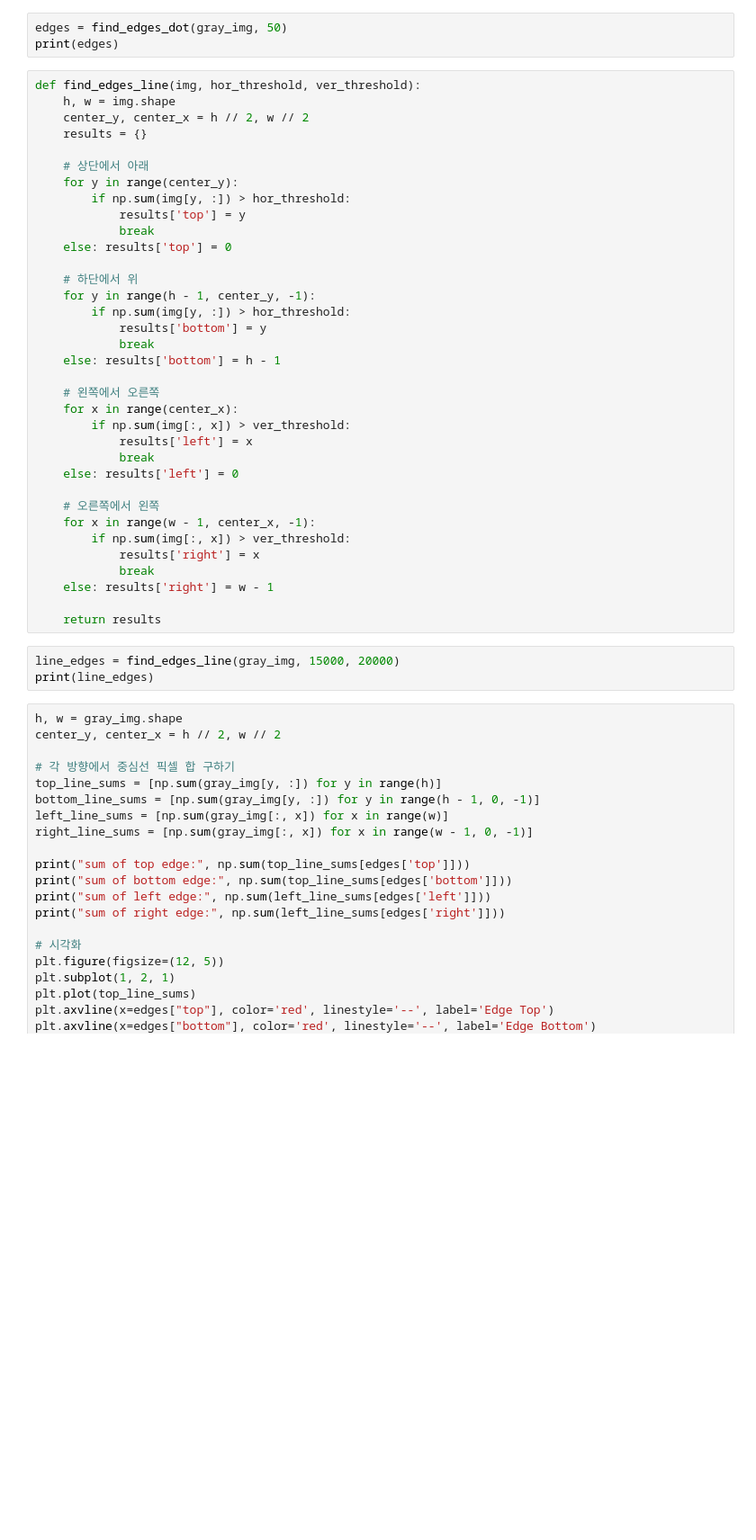
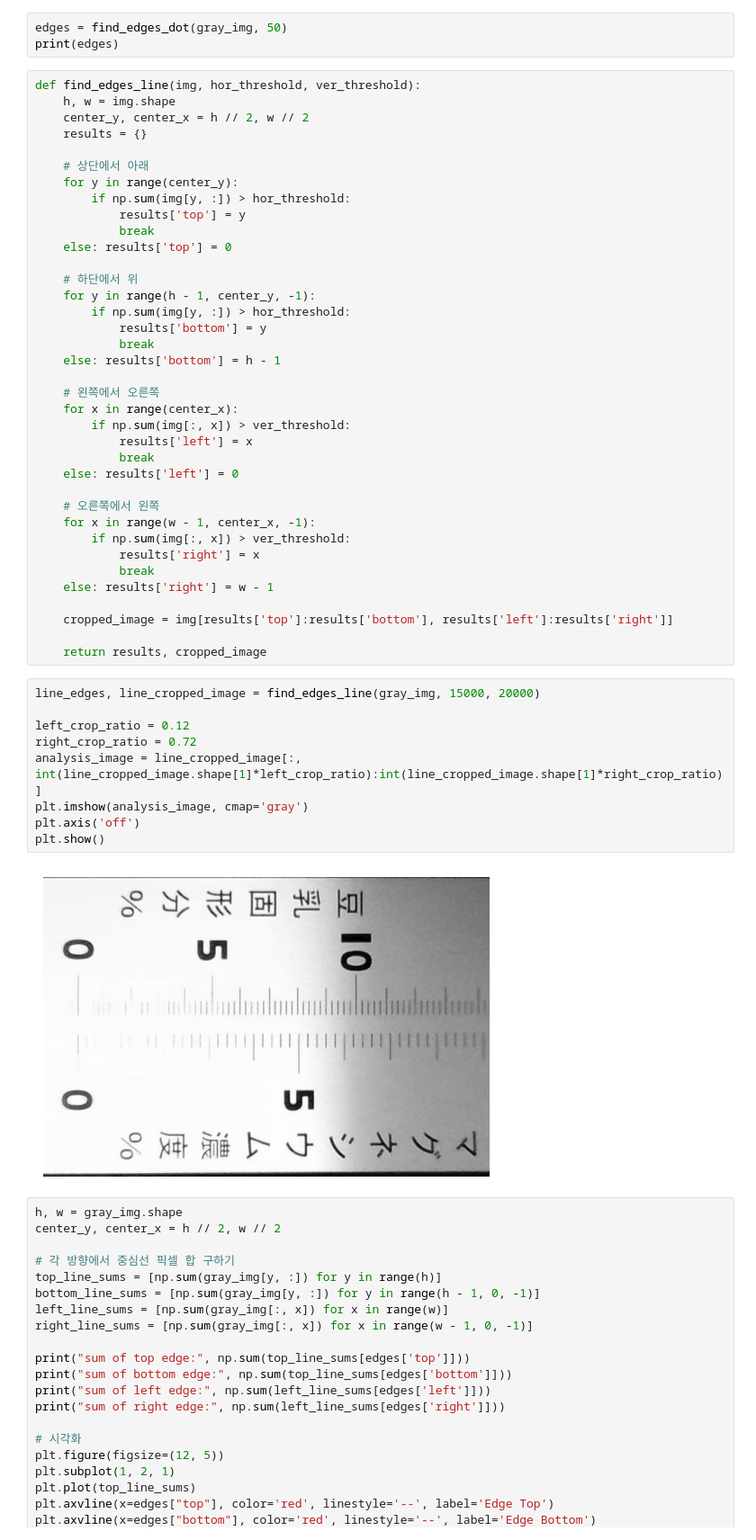
Before and after one commit to kty2001/soy-system, a Jupyter notebook: soy-api2/rulebase.ipynb, the cells around one changed output. Shown at 90% size. Saved outputs shown, nothing was run; the diff lists cells and outputs as text; blank space fills up the shorter version.

```diff
--- a/soy-api2/rulebase.ipynb
+++ b/soy-api2/rulebase.ipynb
@@ -186,10 +188,20 @@ def find_edges_line(img, hor_threshold, ver_threshold):
             break
     else: results['right'] = w - 1
 
-    return results
+    cropped_image = img[results['top']:results['bottom'], results['left']:results['right']]
+
+    return results, cropped_image
 # %%
-line_edges = find_edges_line(gray_img, 15000, 20000)
-print(line_edges)
+line_edges, line_cropped_image = find_edges_line(gray_img, 15000, 20000)
+
+left_crop_ratio = 0.12
+right_crop_ratio = 0.72
+analysis_image = line_cropped_image[:, int(line_cropped_image.shape[1]*left_crop_ratio):int(line_cropped_image.shape[1]*right_crop_ratio)]
+plt.imshow(analysis_image, cmap='gray')
+plt.axis('off')
+plt.show()
+# %% [output]
+[figure, added]
 # %%
 h, w = gray_img.shape
 center_y, center_x = h // 2, w // 2
```
Also changed, not shown: parts of 1 cell of this notebook, 24 other files.
